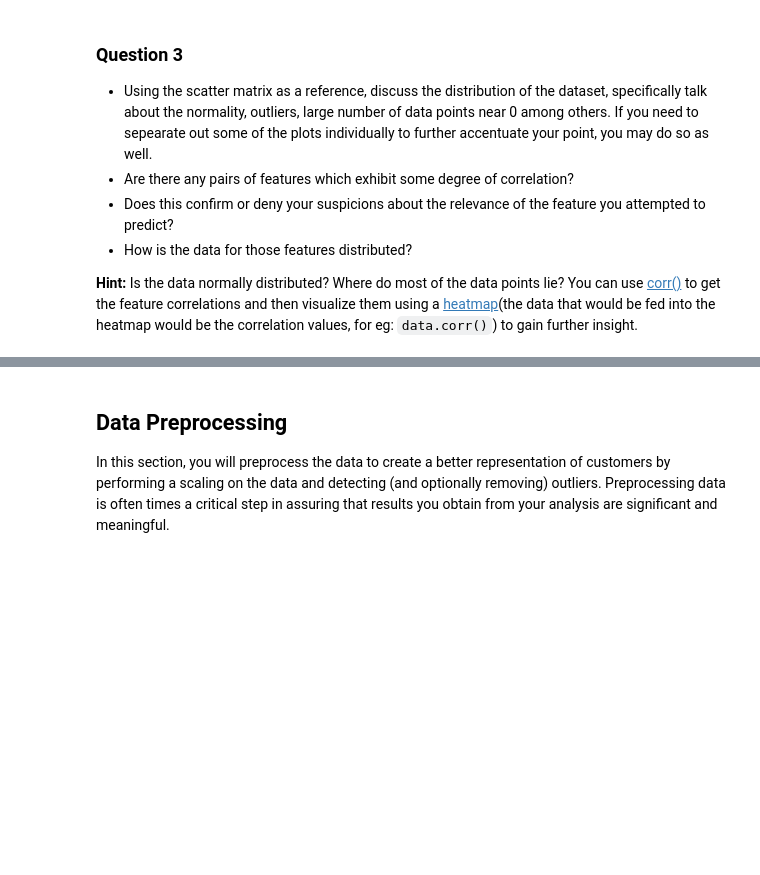
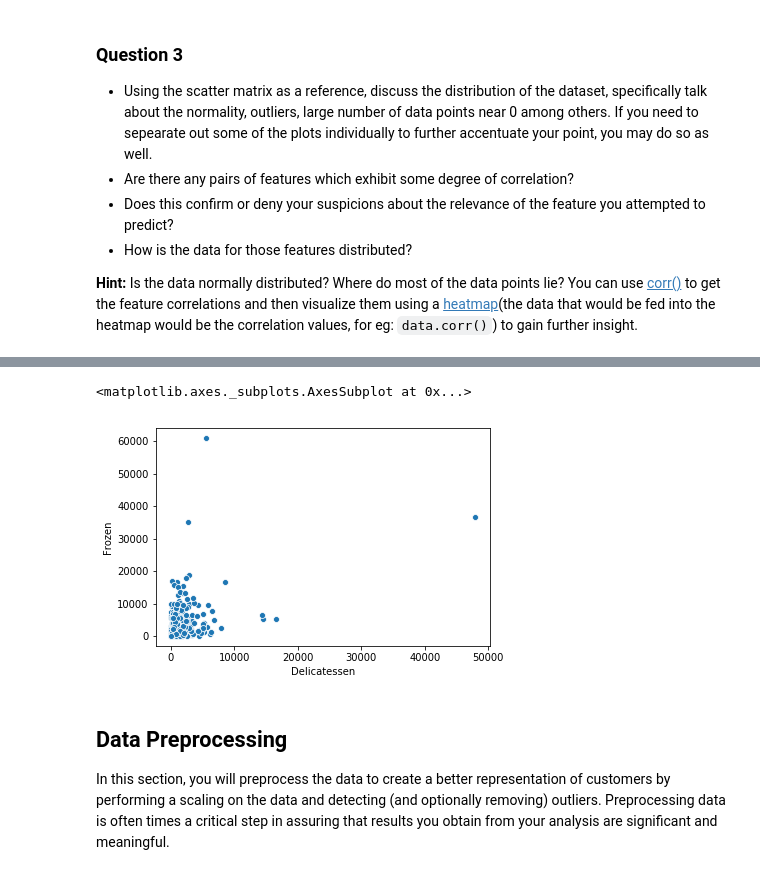
Before and after one commit to zeetaros/ml_nanodegree, a Jupyter notebook: customer_segments/customer_segments_CSY.ipynb, the cells around one changed output, grey strips where cells are left out. Cells and saved outputs as stored; diff of their text form; code cells hidden in the pictures; blank space fills up the shorter version.

```diff
--- a/customer_segments/customer_segments_CSY.ipynb
+++ b/customer_segments/customer_segments_CSY.ipynb
@@ -158,3 +189,9 @@ pd.scatter_matrix(data, alpha = 0.3, figsize = (14,8), diagonal = 'kde');
+# %%
+# fig.3
+sns.scatterplot(x=data['Delicatessen'],y=data['Frozen'])
+# %% [output]
+<matplotlib.axes._subplots.AxesSubplot at 0x...>
+[figure, added]
 # %% [markdown]
 ## Data Preprocessing
 In this section, you will preprocess the data to create a better representation of customers by performing a scaling on the data and detecting (and optionally removing) outliers. Preprocessing data is often times a critical step in assuring that results you obtain from your analysis are significant and meaningful.
```
Also changed, not shown: parts of 9 cells of this notebook.
